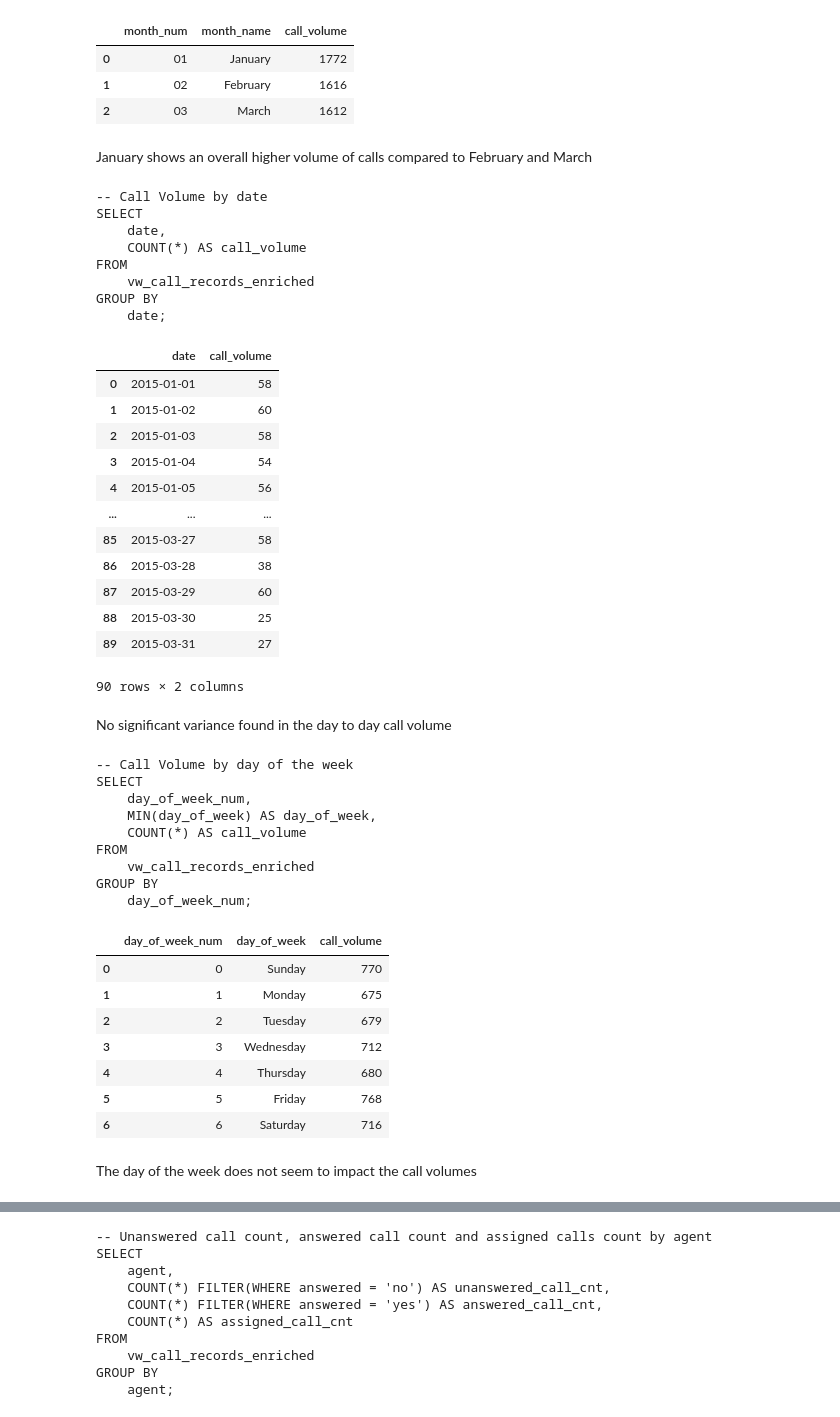
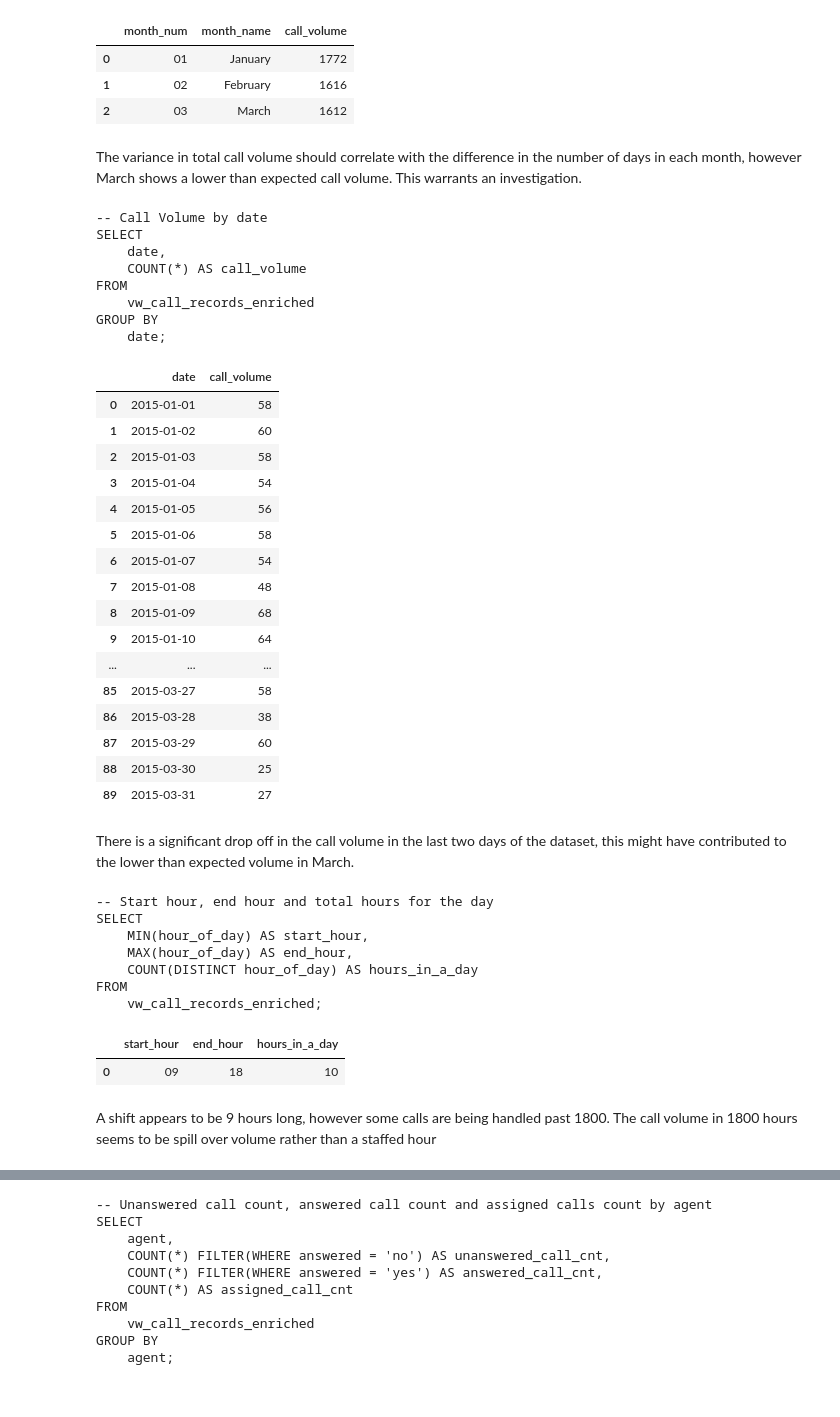
Before and after one commit to Ashish-Krishna-K/call-center-staffing-analytics, a Jupyter notebook: notebooks/02_exploratory_checks.ipynb, the cells around one changed output, grey strips where cells are left out. Drawn from its saved outputs; the diff is of its cells as text; code cells hidden in the pictures.

```diff
--- a/notebooks/02_exploratory_checks.ipynb
+++ b/notebooks/02_exploratory_checks.ipynb
@@ -16,3 +11,7 @@ conn
+# %%
+pd.set_option('display.max_rows', None)
+pd.set_option('display.max_columns', None)
+pd.set_option('display.max_colwidth', None)
 # %%
 script_name = '01_initial_checks.sql'
 script_path = Path.cwd().parent / "sql" / script_name
@@ -83,68 +77,56 @@ GROUP BY
 | 0 | 01 | January | 1772 |
 | 1 | 02 | February | 1616 |
 | 2 | 03 | March | 1612 |
-# %% [markdown]
-January shows an overall higher volume of calls compared to February and March
+# %% [markdown]
+The variance in total call volume should correlate with the difference in the number of days in each month, however March shows a lower than expected call volume. This warrants an investigation.
 # %%
-try:
-    query = next(query_iterator)
-    print(query.strip())
-    result = pd.read_sql_query(query.strip(), con=conn)
-except StopIteration:
-    print("Loop finished.")
-    result = None
+query = queries[2].strip()
+print(query)
+result = pd.read_sql_query(query, con=conn)
 display(result)
 # %% [output]
 -- Call Volume by date
 SELECT
     date,
     COUNT(*) AS call_volume
 FROM
     vw_call_records_enriched
 GROUP BY
     date;
 |  | date | call_volume |
 | 0 | 2015-01-01 | 58 |
 | 1 | 2015-01-02 | 60 |
 | 2 | 2015-01-03 | 58 |
 | 3 | 2015-01-04 | 54 |
 | 4 | 2015-01-05 | 56 |
+| 5 | 2015-01-06 | 58 |
+| 6 | 2015-01-07 | 54 |
+| 7 | 2015-01-08 | 48 |
+| 8 | 2015-01-09 | 68 |
+| 9 | 2015-01-10 | 64 |
 | ... | ... | ... |
 | 85 | 2015-03-27 | 58 |
 | 86 | 2015-03-28 | 38 |
 | 87 | 2015-03-29 | 60 |
 | 88 | 2015-03-30 | 25 |
 | 89 | 2015-03-31 | 27 |
-90 rows × 2 columns
-# %% [markdown]
-No significant variance found in the day to day call volume
+# %% [markdown]
+There is a significant drop off in the call volume in the last two days of the dataset, this might have contributed to the lower than expected volume in March.
 # %%
-try:
-    query = next(query_iterator)
-    print(query.strip())
-    result = pd.read_sql_query(query.strip(), con=conn)
-except StopIteration:
-    print("Loop finished.")
-    result = None
+query = queries[3].strip()
+print(query)
+result = pd.read_sql_query(query, con=conn)
 display(result)
 # %% [output]
--- Call Volume by day of the week
+-- Start hour, end hour and total hours for the day
 SELECT
-    day_of_week_num,
-    MIN(day_of_week) AS day_of_week,
-    COUNT(*) AS call_volume
+    MIN(hour_of_day) AS start_hour,
+    MAX(hour_of_day) AS end_hour,
+    COUNT(DISTINCT hour_of_day) AS hours_in_a_day
 FROM
-    vw_call_records_enriched
-GROUP BY
-    day_of_week_num;
+    vw_call_records_enriched;
-|  | day_of_week_num | day_of_week | call_volume |
-| 0 | 0 | Sunday | 770 |
-| 1 | 1 | Monday | 675 |
-| 2 | 2 | Tuesday | 679 |
-| 3 | 3 | Wednesday | 712 |
-| 4 | 4 | Thursday | 680 |
-| 5 | 5 | Friday | 768 |
-| 6 | 6 | Saturday | 716 |
+|  | start_hour | end_hour | hours_in_a_day |
+| 0 | 09 | 18 | 10 |
-# %% [markdown]
-The day of the week does not seem to impact the call volumes
+# %% [markdown]
+A shift appears to be 9 hours long, however some calls are being handled past 1800. The call volume in 1800 hours seems to be spill over volume rather than a staffed hour
 # %%
```
Also changed, not shown: parts of 30 cells of this notebook.
